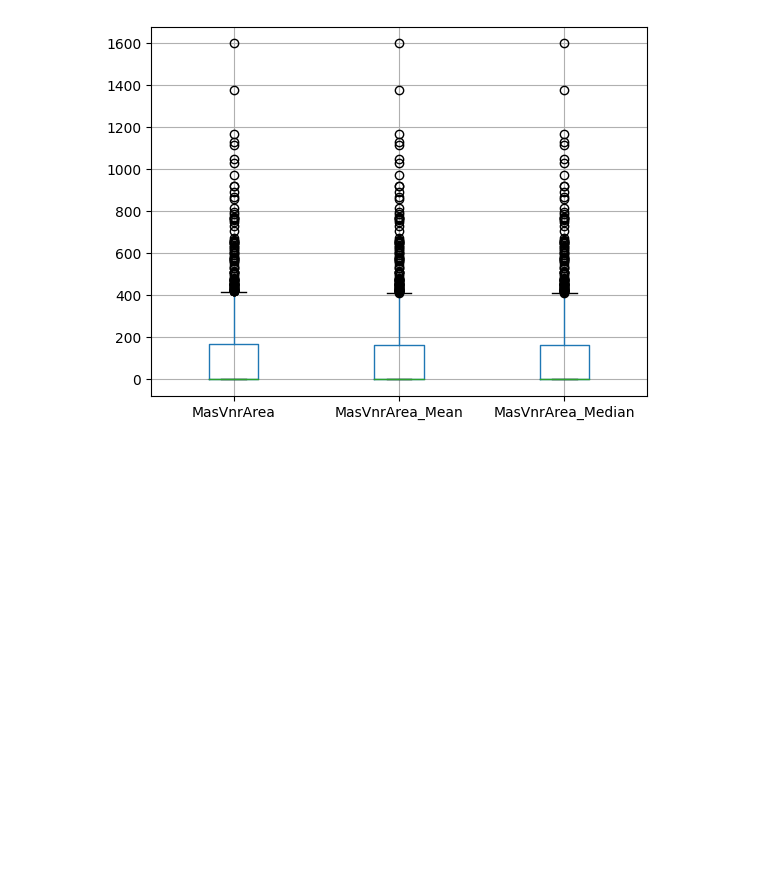
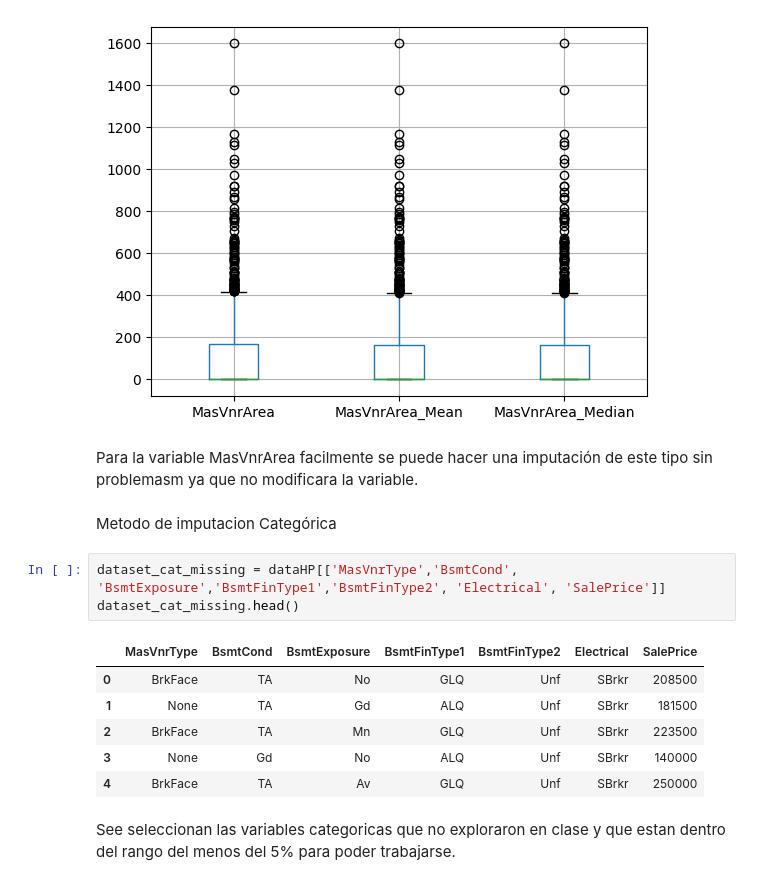
Before and after one commit to Marvin-Chavez/Statistical-Learning-I-Tarea1, a Jupyter notebook: Tarea1.ipynb, the cells around one changed output. Cells and saved outputs as stored; diff of their text form; blank space fills up the shorter version.

```diff
--- a/Tarea1.ipynb
+++ b/Tarea1.ipynb
@@ -194,3 +194,19 @@ dataHP[['MasVnrArea', 'MasVnrArea_Mean', 'MasVnrArea_Median']].boxplot()
 plt.show()
 # %% [output]
 [figure]
+# %% [markdown]
+Para la variable MasVnrArea facilmente se puede hacer una imputación de este tipo sin problemasm ya que no modificara la variable.
+# %% [markdown]
+Metodo de imputacion Categórica
+# %%
+dataset_cat_missing = dataHP[['MasVnrType','BsmtCond', 'BsmtExposure','BsmtFinType1','BsmtFinType2', 'Electrical', 'SalePrice']]
+dataset_cat_missing.head()
+# %% [output]
+|  | MasVnrType | BsmtCond | BsmtExposure | BsmtFinType1 | BsmtFinType2 | Electrical | SalePrice |
+| 0 | BrkFace | TA | No | GLQ | Unf | SBrkr | 208500 |
+| 1 | None | TA | Gd | ALQ | Unf | SBrkr | 181500 |
+| 2 | BrkFace | TA | Mn | GLQ | Unf | SBrkr | 223500 |
+| 3 | None | Gd | No | ALQ | Unf | SBrkr | 140000 |
+| 4 | BrkFace | TA | Av | GLQ | Unf | SBrkr | 250000 |
+# %% [markdown]
+See seleccionan las variables categoricas que no exploraron en clase y que estan dentro del rango del menos del 5% para poder trabajarse.
```
Also changed, not shown: parts of 1 cell of this notebook.
